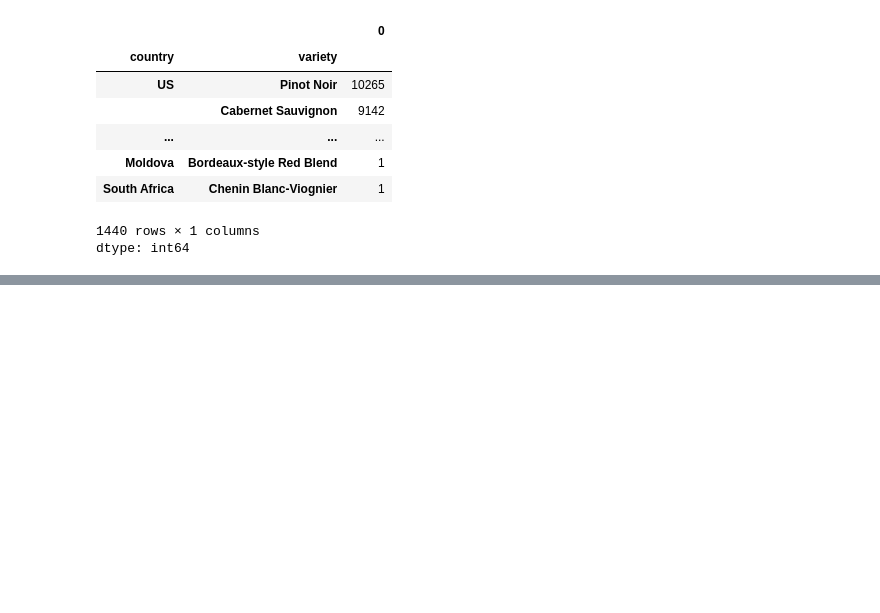
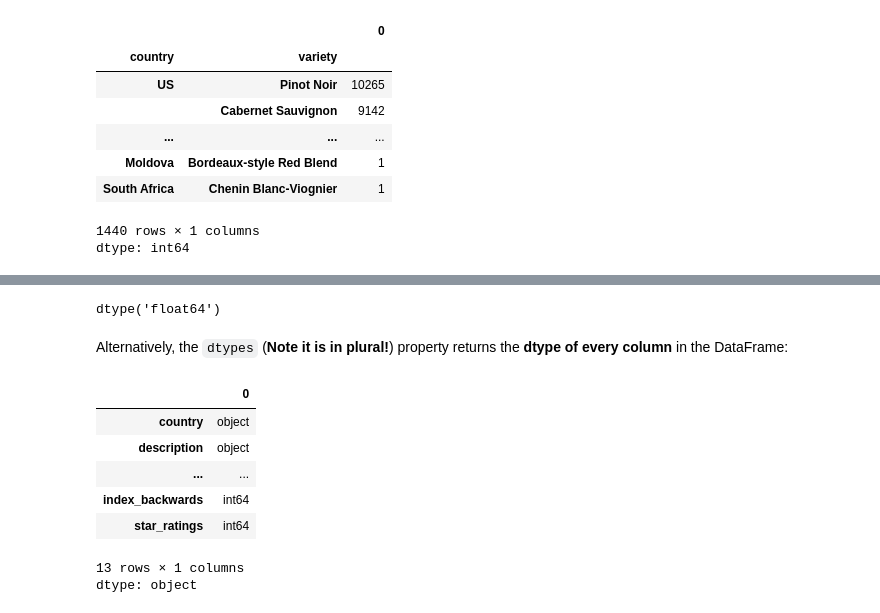
Before and after one commit to nachoacev/practice-data-science, a Jupyter notebook: PandasTutorial.ipynb, the cells around one changed output, grey strips where cells are left out. Drawn from its saved outputs; the diff is of its cells as text; code cells hidden in the pictures; blank space fills up the shorter version.

```diff
--- a/PandasTutorial.ipynb
+++ b/PandasTutorial.ipynb
@@ -820,0 +831,17 @@ dtype: int64
+# %%
+wine_reviews.price.dtype
+# %% [output]
+dtype('float64')
+# %% [markdown]
+Alternatively, the `dtypes` (**Note it is in plural!**) property returns the **dtype of every column** in the DataFrame:
+# %%
+wine_reviews.dtypes
+# %% [output]
+|  | 0 |
+| country | object |
+| description | object |
+| ... | ... |
+| index_backwards | int64 |
+| star_ratings | int64 |
+13 rows × 1 columns
+dtype: object
```
Also changed, not shown: parts of 15 cells of this notebook.
